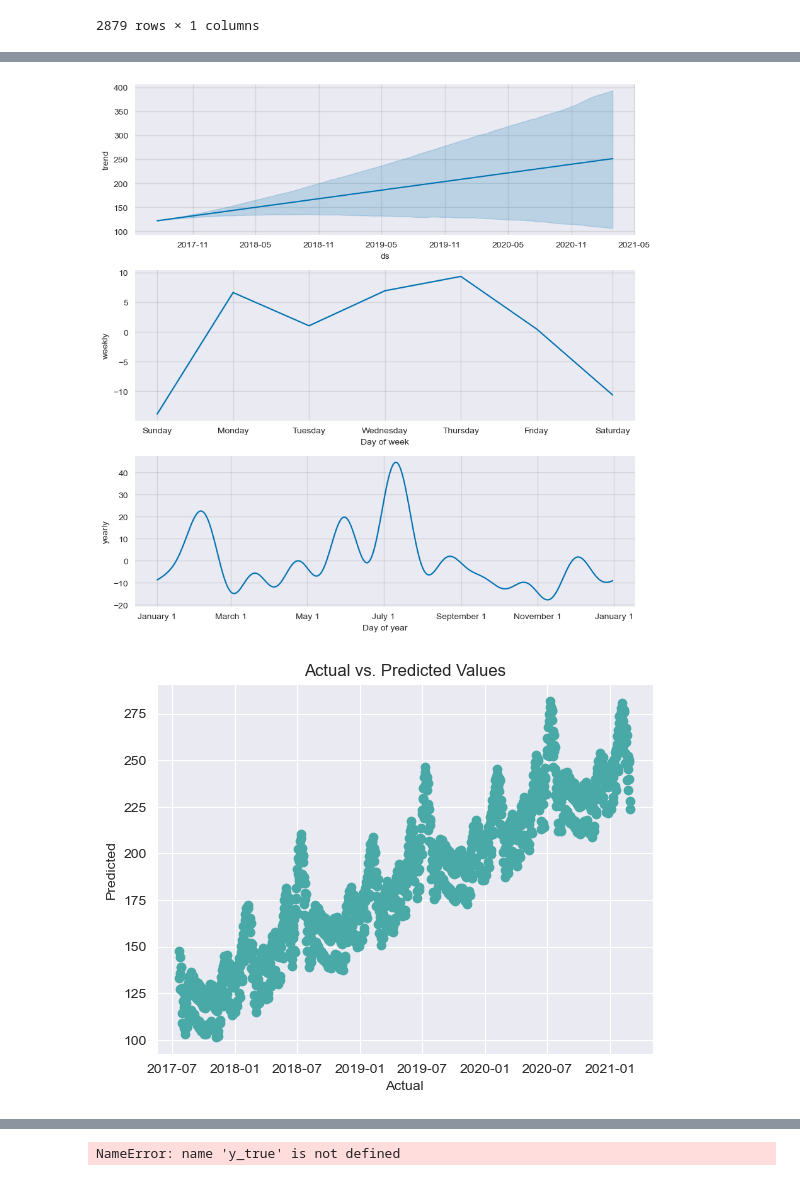
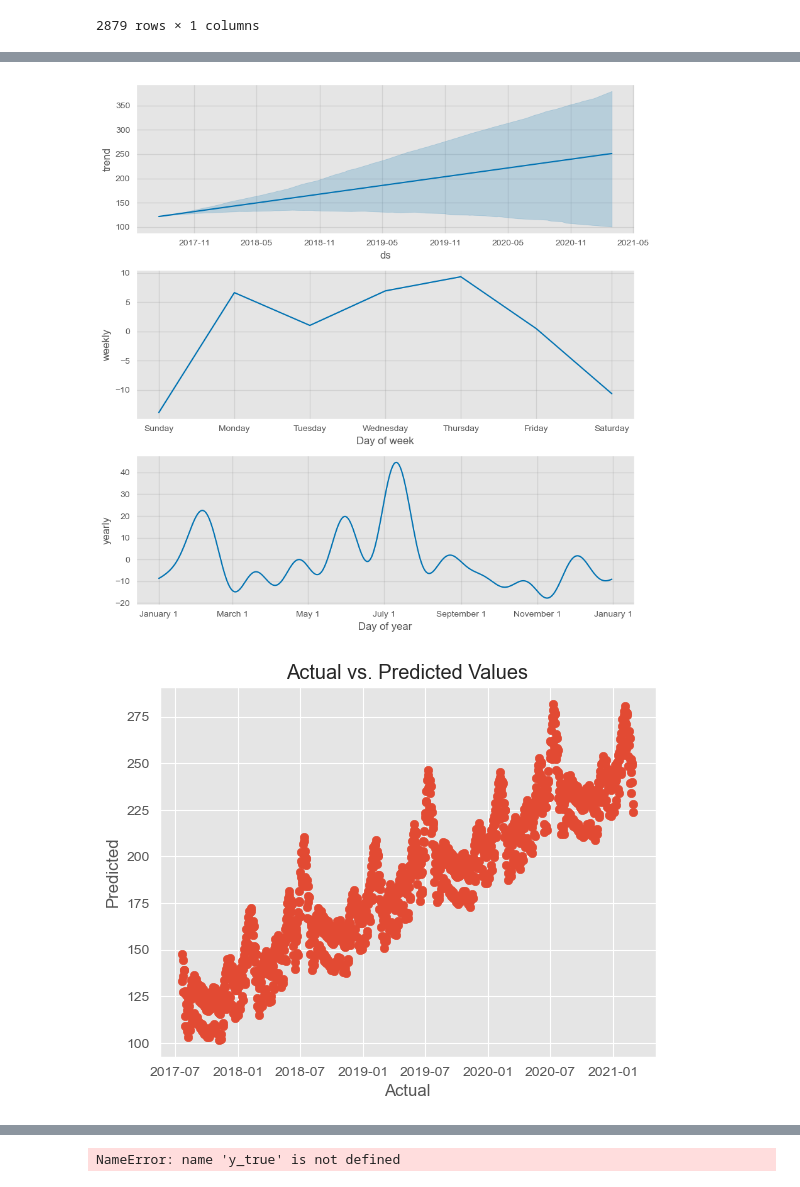
Before and after one commit to bakasheddy/time-series-forecasting-of-electricity-prices-of-a-District, a Jupyter notebook: practical time series analysis and forcast.ipynb, the cells around one changed output, grey strips where cells are left out. Drawn from its saved outputs; the diff is of its cells as text; code cells hidden in the pictures.

```diff
--- a/practical time series analysis and forcast.ipynb
+++ b/practical time series analysis and forcast.ipynb
@@ -273,18 +282,20 @@ plt.show()
 # %%
 # Plot the forecast components
 fig = model.plot_components(forecast)
+plt.style.use('ggplot')
 plt.show()
 # %% [output]
-[figure, old version]
+[figure, new version]
 # %%
 # Create a scatterplot of actual vs. predicted values
 plt.scatter(forecast['ds'], forecast['yhat'])
 plt.title('Actual vs. Predicted Values')
 plt.xlabel('Actual')
 plt.ylabel('Predicted')
+plt.style.use('ggplot')
 plt.show()
 # %% [output]
-[figure, old version]
+[figure, new version]
 # %%
 # Get the changepoints
 changepoints = m.changepoints
```
Also changed, not shown: parts of 5 cells of this notebook.
